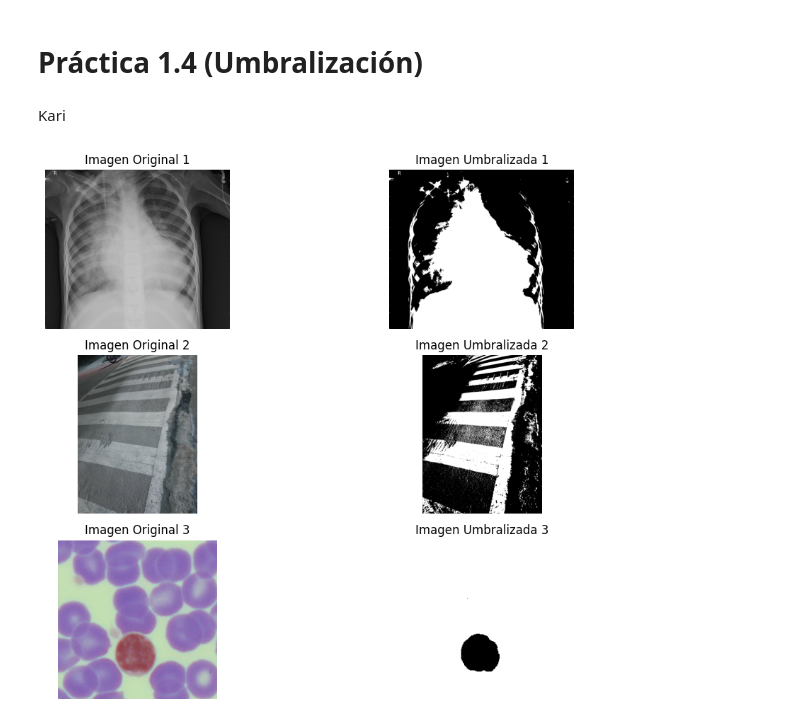
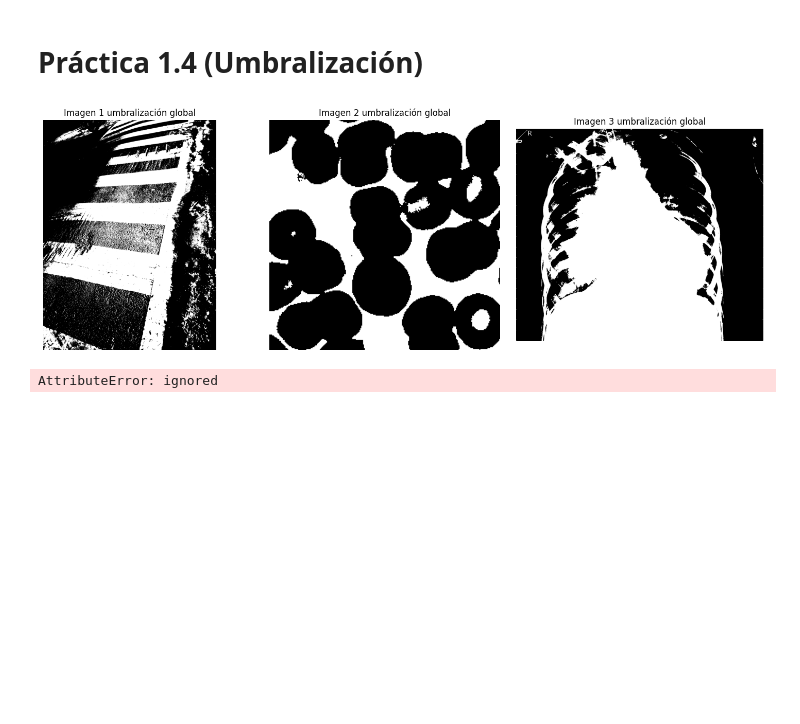
Before and after one commit to AngelRosalesContreras/Practica1-4, a Jupyter notebook: Práctica_1_4.ipynb, the cells around one changed output. Drawn from its saved outputs; the diff is of its cells as text; code cells hidden in the pictures; blank space fills up the shorter version.

Commit message:
Umbralización global

```diff
--- a/Práctica_1_4.ipynb
+++ b/Práctica_1_4.ipynb
@@ -2,5 +2,3 @@
 <a href="https://colab.research.google.com/github/AngelRosalesContreras/Practica1-4/blob/main/Pr%C3%A1ctica_1_4.ipynb" target="_parent"><img src="https://colab.research.google.com/assets/colab-badge.svg" alt="Open In Colab"/></a>
 # %% [markdown]
 # **Práctica 1.4 (Umbralización)**
-# %% [markdown]
-Kari
@@ -10,6 +7,59 @@ print()
+# %%
+import cv2
+import numpy as np
+import matplotlib.pyplot as plt
+
+imagenes = [
+    "20230113_20_57_12_575_000_zGaC6yksz9cwl3UOetH2K4URrOs2_F_4080_3060.jpg",
+    "image-cell.png",
+    "person_bacteria.jpeg"
+]
+
+fig, axs = plt.subplots(1, len(imagenes), figsize=(15, 5))
+
+for i, imagen_nombre in enumerate(imagenes):
+
+    imagen = cv2.imread(imagen_nombre, 0)
+
+    # Seleccionar una estimación inicial para el umbral T (por ejemplo, el valor medio de intensidad de la imagen)
+    T = np.mean(imagen)
+
+    # Definir una tolerancia predefinida para detener la iteración
+    delta = 0.5
+
+    while True:
+        # Segmentar la imagen en dos grupos: G1 y G2
+        G1 = imagen[imagen > T]
+        G2 = imagen[imagen <= T]
+
+        # Calcular los promedios de intensidad m1 y m2 para G1 y G2
+        m1 = np.mean(G1)
+        m2 = np.mean(G2)
+
+        # Calcular el nuevo valor del umbral T
+        nuevo_T = (m1 + m2) / 2
+
+        # Verificar si la diferencia entre el nuevo y el antiguo umbral es menor que la tolerancia delta
+        if abs(nuevo_T - T) < delta:
+            break
+
+        # Actualizar el umbral con el nuevo valor
+        T = nuevo_T
+
+    # Umbralizar la imagen final
+    imagen_umbralizada = np.where(imagen > T, 255, 0)
+
+    axs[i].imshow(imagen_umbralizada, cmap='gray')
+    axs[i].set_title(f'Imagen {i+1} umbralización global')
+    axs[i].axis('off')
+
+plt.tight_layout()
+plt.show()
+# %% [output]
+[figure, added]
 # %%
+import cv2
 import numpy as np
-import cv2
 import matplotlib.pyplot as plt
 
 # Histograma de una imagen en escala de grises
@@ -103,5 +153,5 @@ plt.axis('off')
 plt.tight_layout()
 plt.show()
 # %% [output]
-[figure, removed]
+AttributeError: ignored
 # %%
```
Also changed, not shown: parts of 3 cells of this notebook.
